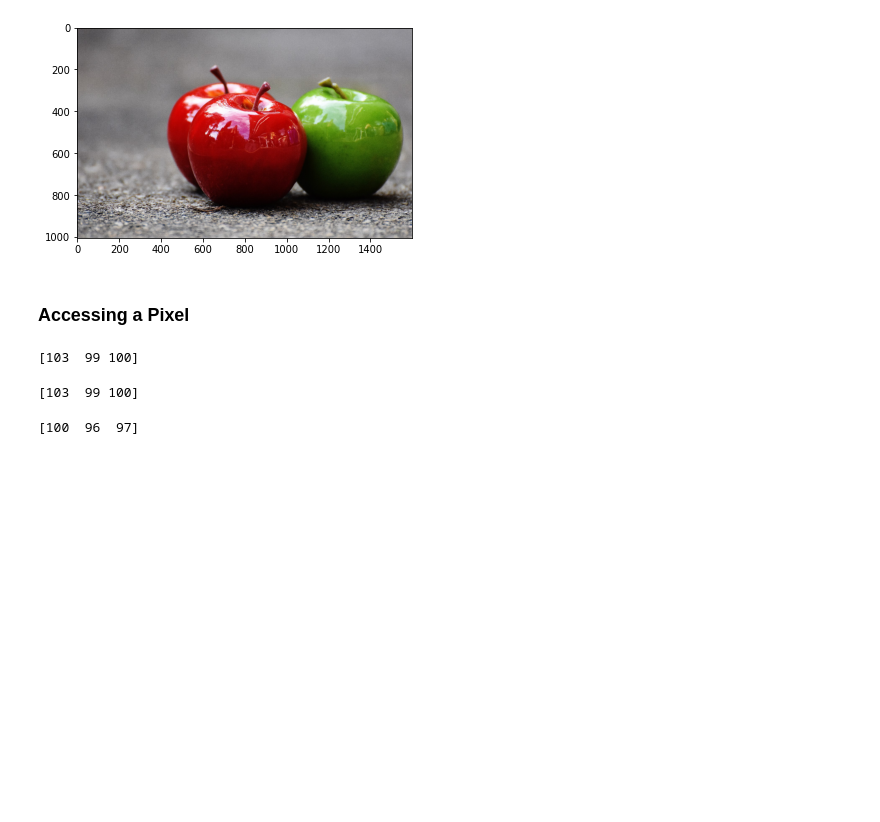
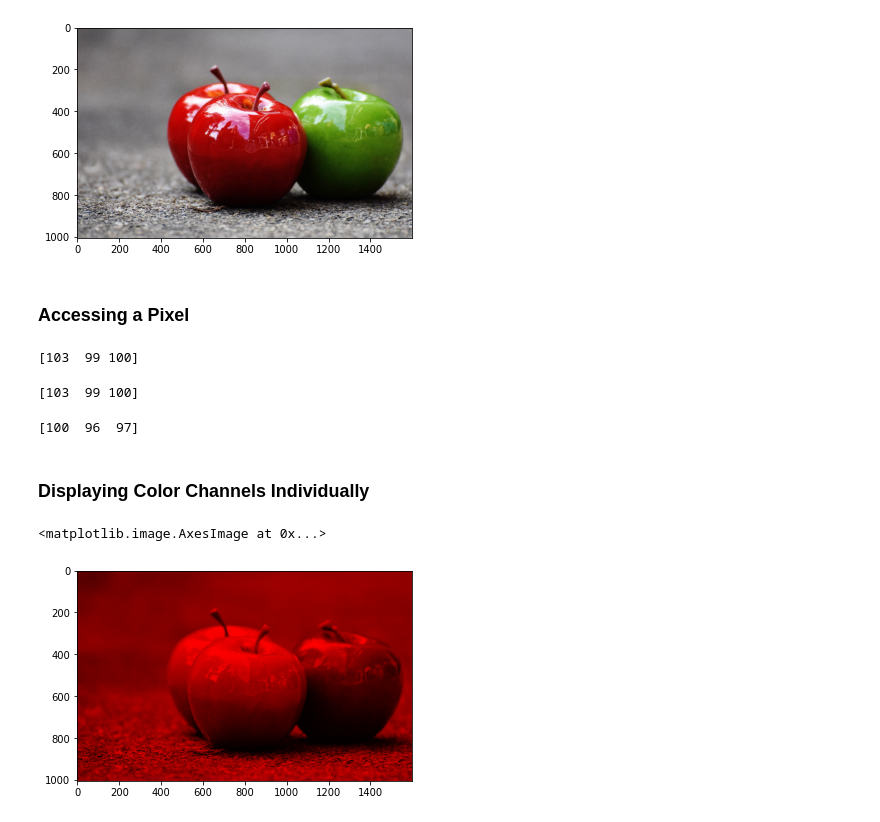
Before and after one commit to ryann-arruda/digital-image-processing, a Jupyter notebook: digital_image_processing.ipynb, the cells around one changed output. Saved outputs shown, nothing was run; the diff lists cells and outputs as text; code cells hidden in the pictures; blank space fills up the shorter version.

Commit message:
Adding 'Displaying Color Channels Individually' section

```diff
--- a/digital_image_processing.ipynb
+++ b/digital_image_processing.ipynb
@@ -74,3 +74,16 @@ print(image_arr[5][10])
 print(image_arr[100][14])
 # %% [output]
 [100  96  97]
+# %% [markdown]
+### **Displaying Color Channels Individually**
+# %%
+# Displaying the RED color channel
+image_r = np.array(image)
+
+image_r[:,:,1] = 0
+image_r[:,:,2] = 0
+
+plt.imshow(image_r)
+# %% [output]
+<matplotlib.image.AxesImage at 0x...>
+[figure, added]
```
Also changed, not shown: parts of 2 cells of this notebook.
